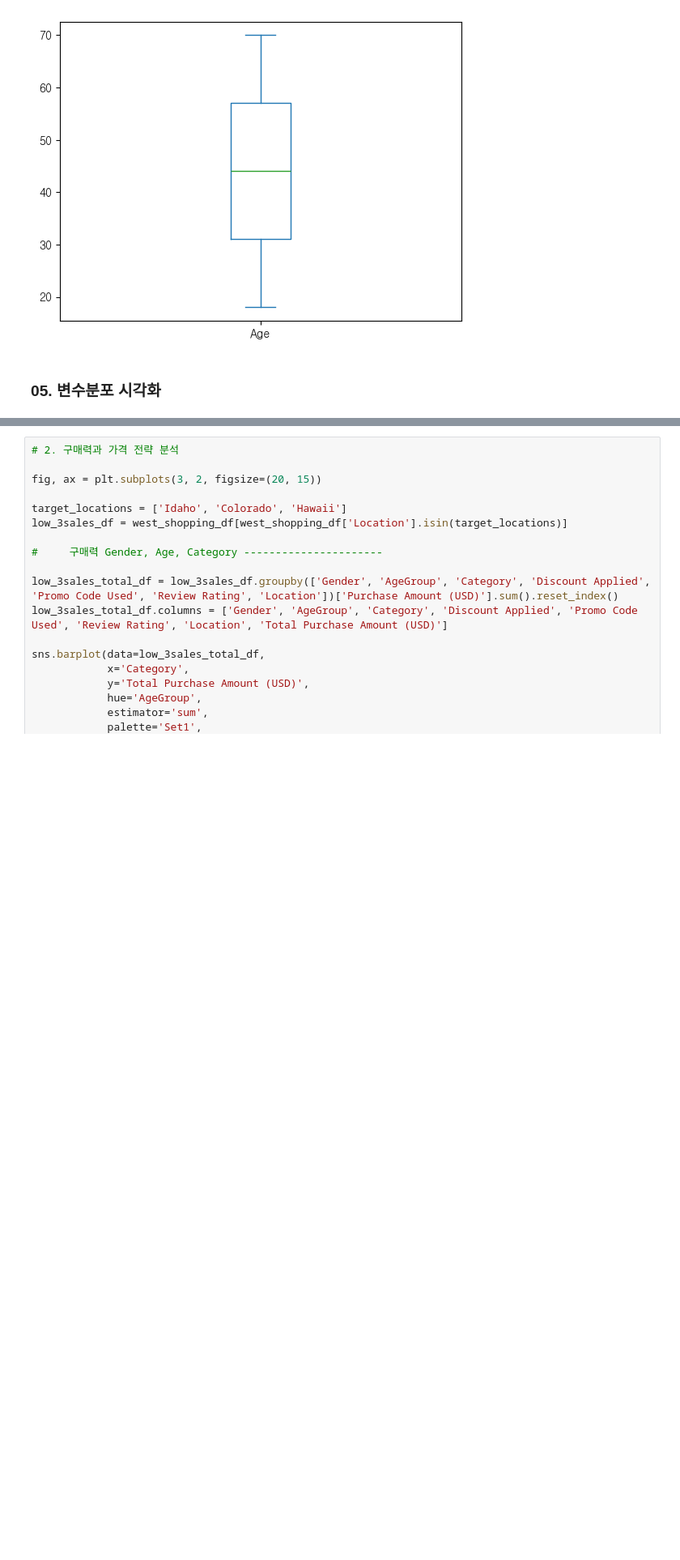
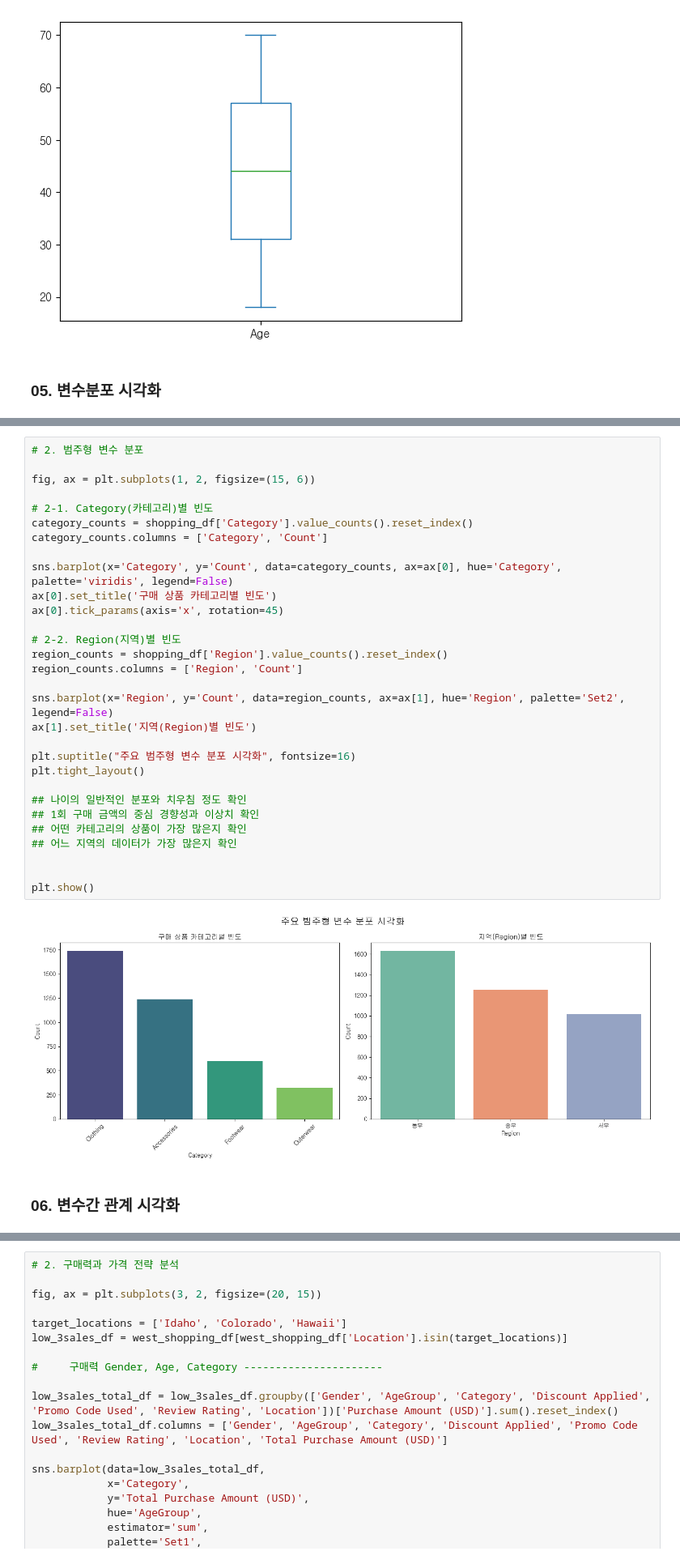
Before and after one commit to jr-2-team/shopping-data-analysis, a Jupyter notebook: presentation/LNK_PRE.ipynb, the cells around one changed output, grey strips where cells are left out. Shown at 81% size. Drawn from its saved outputs; the diff is of its cells as text; blank space fills up the shorter version.

```diff
--- a/presentation/LNK_PRE.ipynb
+++ b/presentation/LNK_PRE.ipynb
@@ -129 +151,35 @@ plt.show()
+# %%
+# 2. 범주형 변수 분포
+
+fig, ax = plt.subplots(1, 2, figsize=(15, 6))
+
+# 2-1. Category(카테고리)별 빈도
+category_counts = shopping_df['Category'].value_counts().reset_index()
+category_counts.columns = ['Category', 'Count']
+
+sns.barplot(x='Category', y='Count', data=category_counts, ax=ax[0], hue='Category', palette='viridis', legend=False)
+ax[0].set_title('구매 상품 카테고리별 빈도')
+ax[0].tick_params(axis='x', rotation=45)
+
+# 2-2. Region(지역)별 빈도
+region_counts = shopping_df['Region'].value_counts().reset_index()
+region_counts.columns = ['Region', 'Count']
+
+sns.barplot(x='Region', y='Count', data=region_counts, ax=ax[1], hue='Region', palette='Set2', legend=False)
+ax[1].set_title('지역(Region)별 빈도')
+
+plt.suptitle("주요 범주형 변수 분포 시각화", fontsize=16)
+plt.tight_layout()
+
+## 나이의 일반적인 분포와 치우침 정도 확인
+## 1회 구매 금액의 중심 경향성과 이상치 확인
+## 어떤 카테고리의 상품이 가장 많은지 확인
+## 어느 지역의 데이터가 가장 많은지 확인
+
+
+plt.show()
+# %% [output]
+[figure, added]
+# %% [markdown]
+### 06. 변수간 관계 시각화
 # %% [markdown]
```
Also changed, not shown: parts of 6 cells of this notebook, 1 other file.
